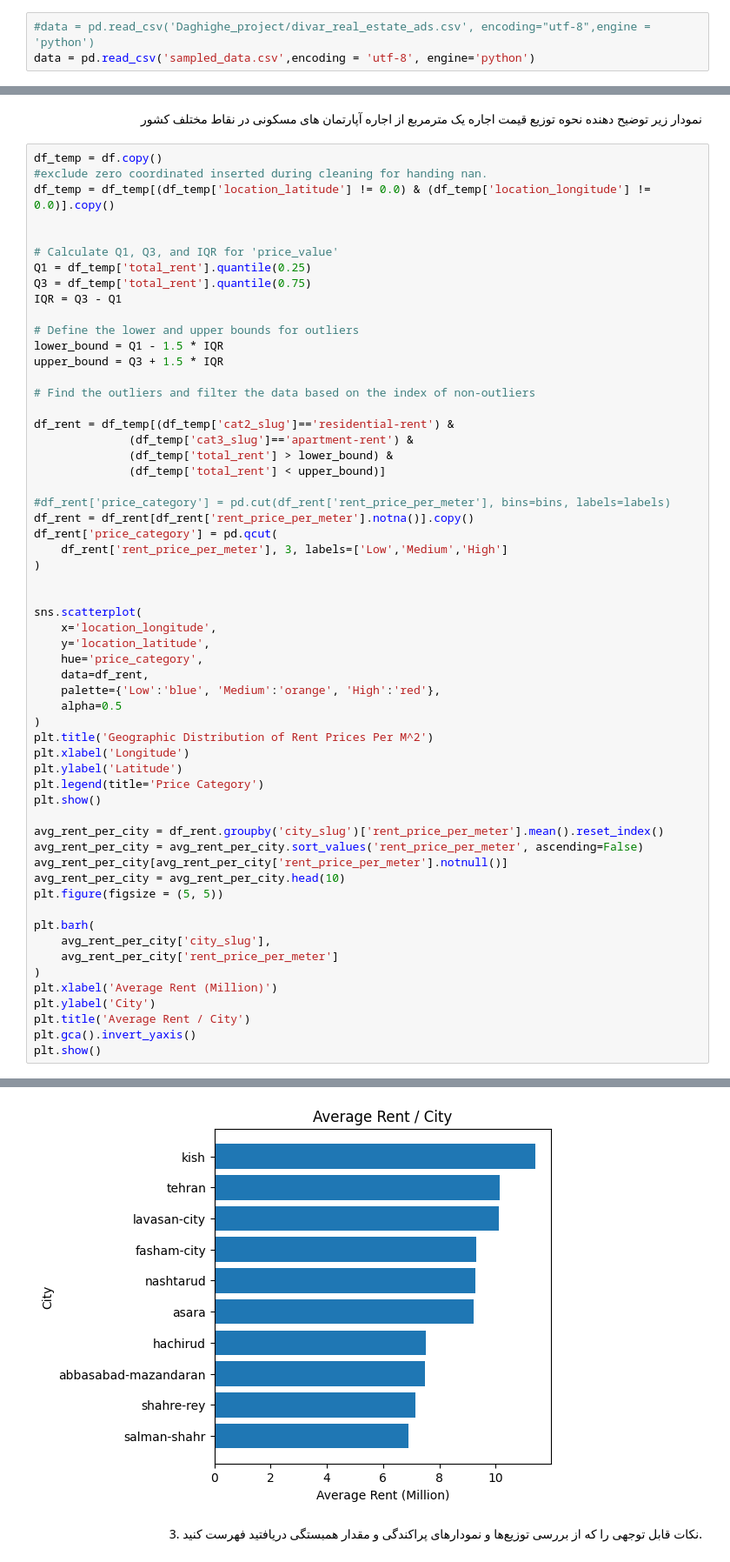
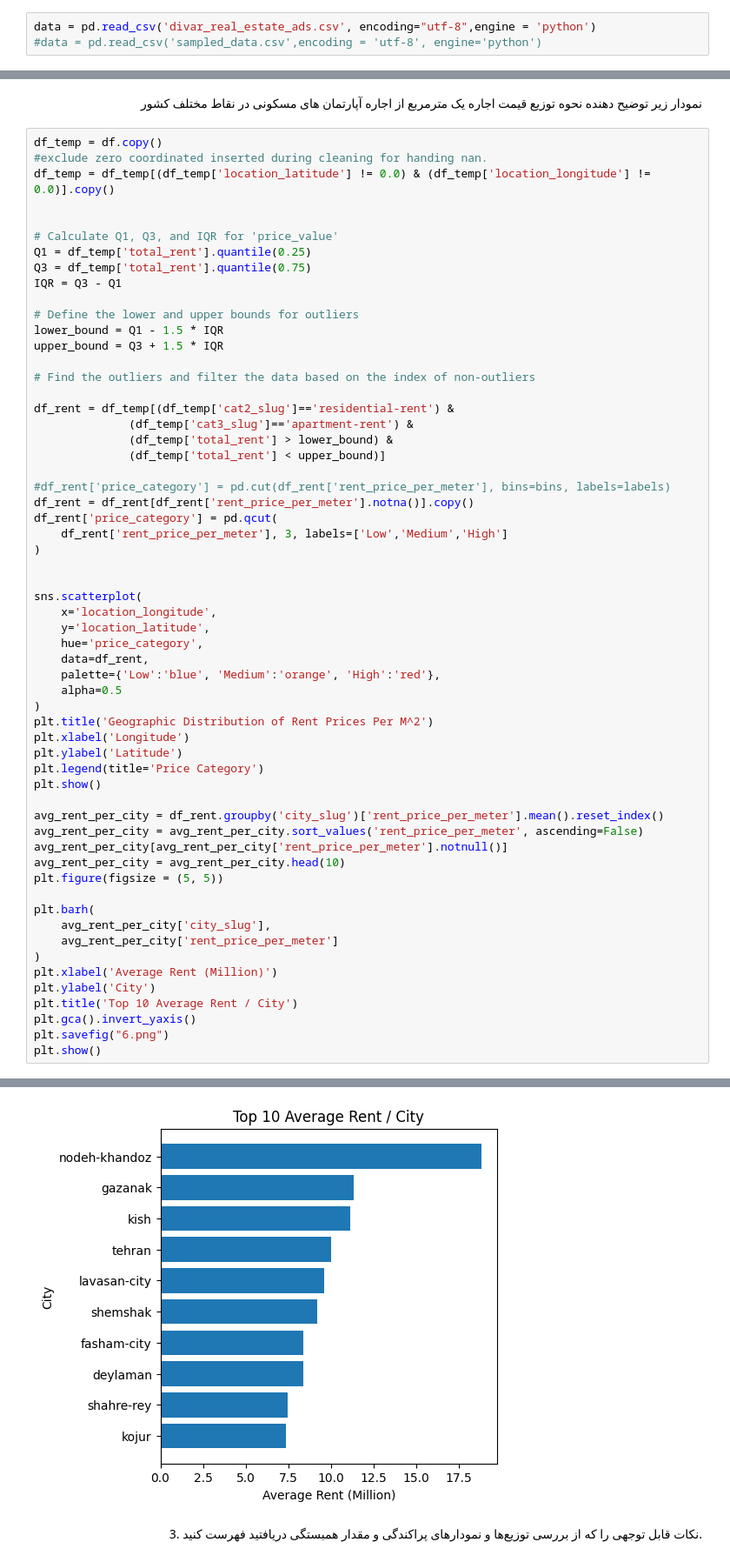
Before and after one commit to farnoushshahin/Minute, a Jupyter notebook: Divar (1).ipynb, the cells around one changed output, grey strips where cells are left out. Shown at 87% size. Cells and saved outputs as stored; diff of their text form.

```diff
--- a/Divar (1).ipynb
+++ b/Divar (1).ipynb
@@ -39,8 +39,8 @@ warnings.filterwarnings("ignore")
 بارگذاری داده های مورد نیاز
 </p>
 # %%
-#data = pd.read_csv('Daghighe_project/divar_real_estate_ads.csv', encoding="utf-8",engine = 'python')
-data = pd.read_csv('sampled_data.csv',encoding = 'utf-8', engine='python')
+data = pd.read_csv('divar_real_estate_ads.csv', encoding="utf-8",engine = 'python')
+#data = pd.read_csv('sampled_data.csv',encoding = 'utf-8', engine='python')
 # %% [markdown]
 <p style="font-family:Nazanin; font-size:150%; text-align:right;color:blue;" dir="rtl">
     بخش اول : بررسی کیفیت داده
@@ -575,7 +609,8 @@ plt.barh(
 )
 plt.xlabel('Average Rent (Million)')
 plt.ylabel('City')
-plt.title('Average Rent / City')
+plt.title('Top 10 Average Rent / City')
 plt.gca().invert_yaxis()
+plt.savefig("6.png")
 plt.show()
 # %% [output]
@@ -583,4 +618,4 @@ plt.show()
-[figure, old version]
+[figure, new version]
 # %% [markdown]
 <p style="font-family:Nazanin; font-size:100%; text-align:right;" dir="rtl">
     3. نکات قابل توجهی را که از بررسی توزیع‌ها و نمودارهای پراکندگی و مقدار همبستگی دریافتید فهرست کنید.
```
Also changed, not shown: parts of 64 cells of this notebook.
